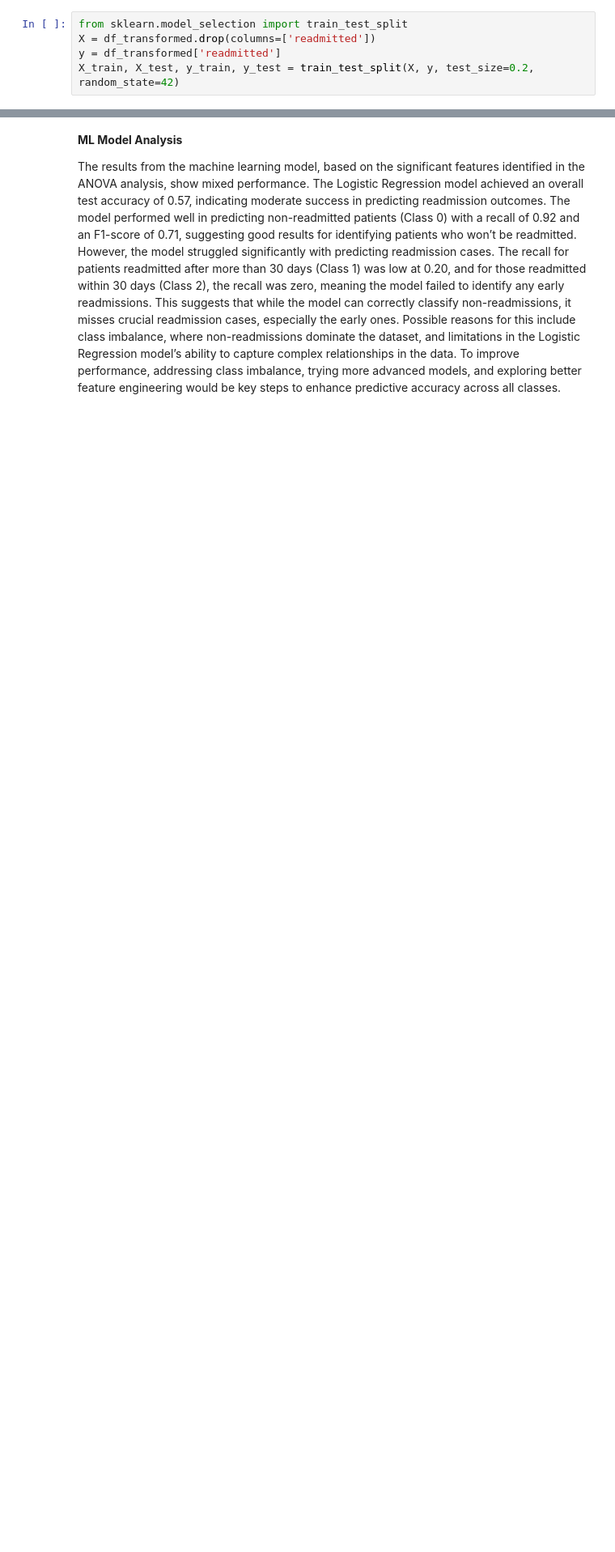
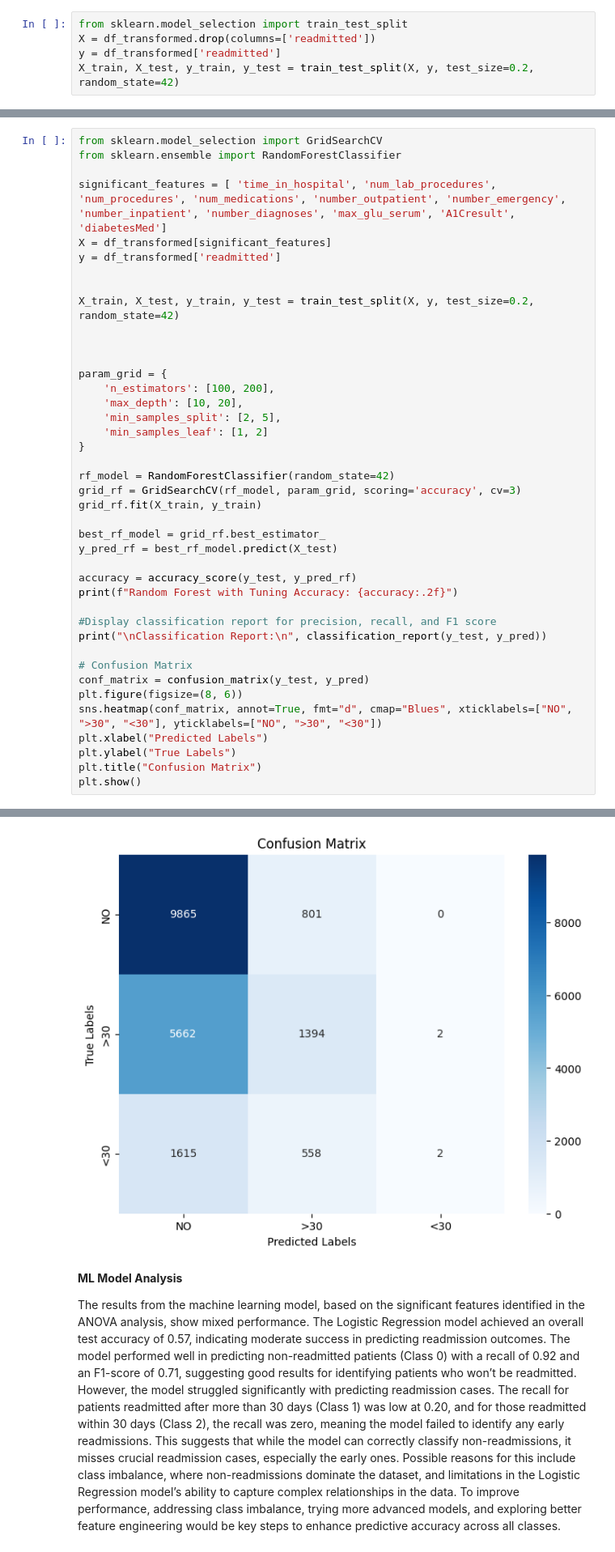
Before and after one commit to cs418-fa24/project-check-in-team-7, a Jupyter notebook: patient_readmission_ML_Modelling.ipynb, the cells around one changed output, grey strips where cells are left out. Shown at 81% size. Cells and saved outputs as stored; diff of their text form; blank space fills up the shorter version.

```diff
--- a/patient_readmission_ML_Modelling.ipynb
+++ b/patient_readmission_ML_Modelling.ipynb
@@ -1227,3 +1253,45 @@ Classification Report:
    macro avg       0.53      0.37      0.33     19899
 weighted avg       0.54      0.57      0.48     19899
 [figure]
+# %%
+from sklearn.model_selection import GridSearchCV
+from sklearn.ensemble import RandomForestClassifier
+
+significant_features = [ 'time_in_hospital', 'num_lab_procedures', 'num_procedures', 'num_medications', 'number_outpatient', 'number_emergency', 'number_inpatient', 'number_diagnoses', 'max_glu_serum', 'A1Cresult', 'diabetesMed']
+X = df_transformed[significant_features]
+y = df_transformed['readmitted']
+
+
+X_train, X_test, y_train, y_test = train_test_split(X, y, test_size=0.2, random_state=42)
+
+
+
+param_grid = {
+    'n_estimators': [100, 200],
+    'max_depth': [10, 20],
+    'min_samples_split': [2, 5],
+    'min_samples_leaf': [1, 2]
+}
+
+rf_model = RandomForestClassifier(random_state=42)
+grid_rf = GridSearchCV(rf_model, param_grid, scoring='accuracy', cv=3)
+grid_rf.fit(X_train, y_train)
+
+best_rf_model = grid_rf.best_estimator_
+y_pred_rf = best_rf_model.predict(X_test)
+
+accuracy = accuracy_score(y_test, y_pred_rf)
+print(f"Random Forest with Tuning Accuracy: {accuracy:.2f}")
+
+#Display classification report for precision, recall, and F1 score
+print("\nClassification Report:\n", classification_report(y_test, y_pred))
+
+# Confusion Matrix
+conf_matrix = confusion_matrix(y_test, y_pred)
+plt.figure(figsize=(8, 6))
+sns.heatmap(conf_matrix, annot=True, fmt="d", cmap="Blues", xticklabels=["NO", ">30", "<30"], yticklabels=["NO", ">30", "<30"])
+plt.xlabel("Predicted Labels")
+plt.ylabel("True Labels")
+plt.title("Confusion Matrix")
+plt.show()
+# %% [output]
@@ -1230,3 +1310,4 @@ weighted avg       0.54      0.57      0.48     19899
+[figure, added]
 # %% [markdown]
 **ML Model Analysis**
 
```
Also changed, not shown: parts of 4 cells of this notebook.
